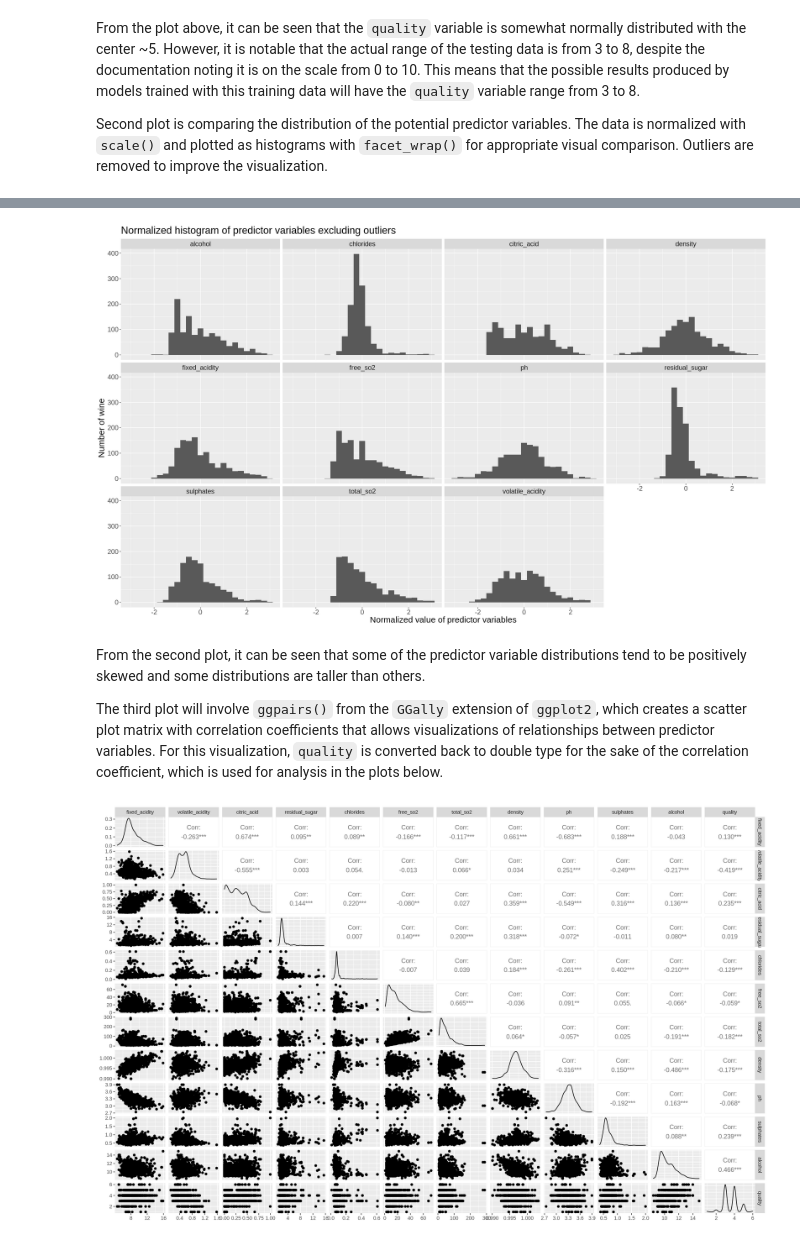
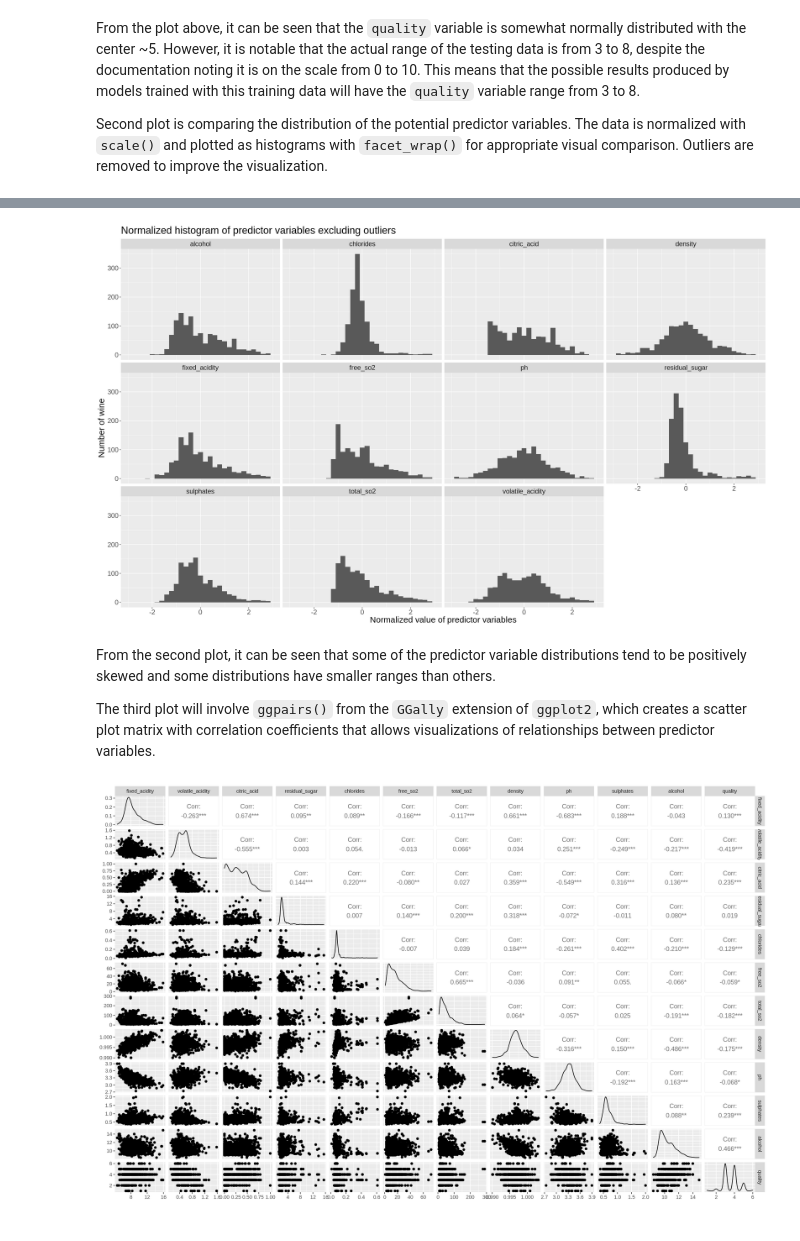
Before and after one commit to j-ackyao/Group-62-project, a Jupyter notebook: group_project_report.ipynb, the cells around one changed output, grey strips where cells are left out. Saved outputs shown, nothing was run; the diff lists cells and outputs as text; code cells hidden in the pictures.

```diff
--- a/group_project_report.ipynb
+++ b/group_project_report.ipynb
@@ -205,34 +210,26 @@ Second plot is comparing the distribution of the potential predictor variables.
 # %%
 options(repr.plot.width = 20, repr.plot.height = 12)
 
-#normalize the data with respect to each predictor variable
+# normalize the data with respect to each predictor variable
 red_training_normalized <- red_training_data |>
     select(-quality) |>
     scale() |>
     as.data.frame()
 
+# pivot data frame so that it is possible to plot histograms with
 red_training_normalized_longer <- pivot_longer(red_training_normalized, cols = fixed_acidity:alcohol, names_to = "variable", values_to = "value")
 
 # define binwidth constant
-PREDICTOR_BINWIDTH <- 0.25
+PREDICTOR_BINWIDTH <- 0.2
 
-# code to plot without excluding outliers
-# red_predictor_histogram <- ggplot(red_training_normalized_longer, aes(x = value)) +
-#     geom_histogram(binwidth = PREDICTOR_BINWIDTH) +
-#     facet_grid(rows = vars(variable)) +
-#     ggtitle("Normalized histogram of predictor variables") +
-#     labs(x = "Normalized value of predictor variables", y = "Number of wine") +
-#     theme(text = element_text(size = 18))
-
-# remove outliers that are outside of 3 standard deviations
-red_training_normalized_longer_eo <- filter(red_training_normalized_longer, value < 3 & value > -3)
-
-red_predictor_histogram_eo <- ggplot(red_training_normalized_longer_eo, aes(x = value)) +
+# plot histograms using facet_wrap. Also limit the horizontal axis to being within 3 standard deviations; beyond 3 SD are considered outliers and result in ideal visualization
+red_predictor_histogram <- ggplot(red_training_normalized_longer, aes(x = value)) +
     geom_histogram(binwidth = PREDICTOR_BINWIDTH) +
     facet_wrap(vars(variable)) +
     ggtitle("Normalized histogram of predictor variables excluding outliers") +
     labs(x = "Normalized value of predictor variables", y = "Number of wine") +
-    theme(text = element_text(size = 18))
+    theme(text = element_text(size = 18)) +
+    xlim(-3,3)
 
-red_predictor_histogram_eo
+red_predictor_histogram
 # %% [output]
@@ -239,7 +240,7 @@ red_predictor_histogram_eo
-[figure, old version]
+[figure, new version]
 # %% [markdown]
-From the second plot, it can be seen that some of the predictor variable distributions tend to be positively skewed and some distributions are taller than others.
+From the second plot, it can be seen that some of the predictor variable distributions tend to be positively skewed and some distributions have smaller ranges than others.
 
-The third plot will involve `ggpairs()` from the `GGally` extension of `ggplot2`, which creates a scatter plot matrix with correlation coefficients that allows visualizations of relationships between predictor variables. For this visualization, `quality` is converted back to double type for the sake of the correlation coefficient, which is used for analysis in the plots below.
+The third plot will involve `ggpairs()` from the `GGally` extension of `ggplot2`, which creates a scatter plot matrix with correlation coefficients that allows visualizations of relationships between predictor variables.
 # %%
 options(repr.plot.width = 16, repr.plot.height = 10)
```
Also changed, not shown: parts of 14 cells of this notebook.
